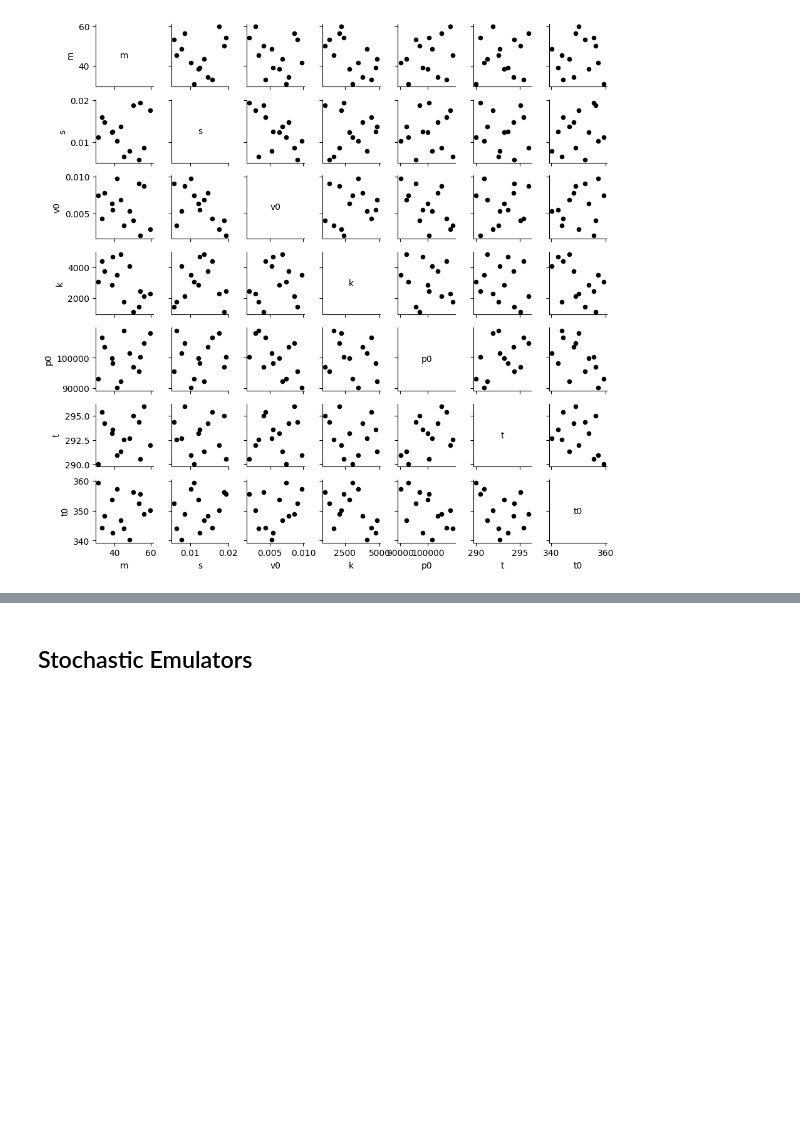
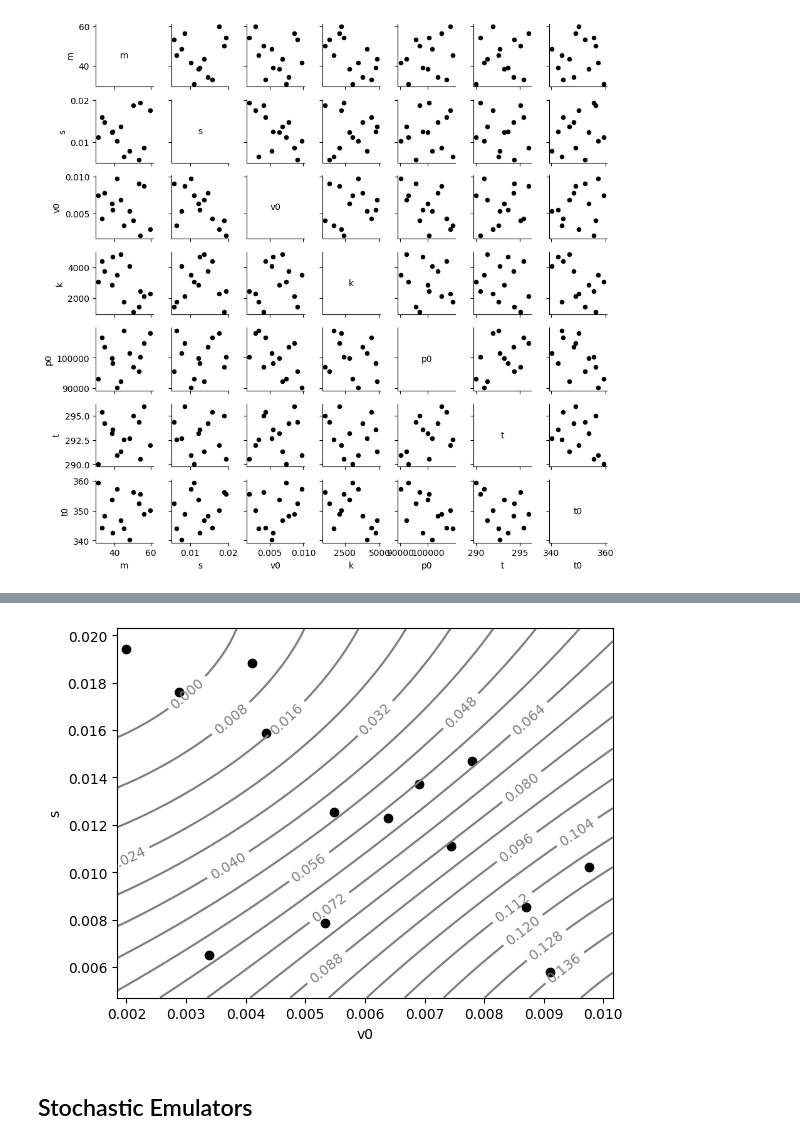
Before and after one commit to gedeck/mistat-code-solutions, a Jupyter notebook: IndustrialStatistics/notebooks/Chap007.ipynb, the cells around one changed output, grey strips where cells are left out. Saved outputs shown, nothing was run; the diff lists cells and outputs as text; code cells hidden in the pictures; blank space fills up the shorter version.

```diff
--- a/IndustrialStatistics/notebooks/Chap007.ipynb
+++ b/IndustrialStatistics/notebooks/Chap007.ipynb
@@ -241,39 +257,38 @@ if lk:
 # %%
 def plotSurface(model, data, f1, f2, ncontours=20):
     def linspace(limits):
         lmin, lmax = limits
         padding = 0.02 * (lmax - lmin)
         return np.linspace(lmin-padding, lmax+padding)
     x1 = linspace(Factors[f1])
     x2 = linspace(Factors[f2])
     X1, X2 = np.meshgrid(x1, x2)
 
     grid = {f1: X1.ravel(), f2: X2.ravel()}
     for f in predictors:
         if f in (f1, f2):
             continue
         grid[f] = np.mean(Factors[f])
     df = pd.DataFrame(grid)
-    responses = np.array([
-      model.predict([v.values], True, False, False)[0]
-      for _, v in df[predictors].iterrows()])
+    responses = model.predict(df[predictors])
 
     # display in factor co-ordinates
     svalues = x1
     kvalues = x2
     CS = plt.contour(svalues, kvalues,
                 responses.reshape(len(x2), len(x1)),
                 ncontours, colors='gray')
     ax = plt.gca()
     ax.clabel(CS, inline=True, fontsize=10)
     ax.set_xlabel(f1)
     ax.set_ylabel(f2)
     ax.scatter(data['v0'], data['s'], color='black')
     return ax
 
-if lk:
-    ax = plotSurface(model, mean_result, 'v0', 's')
-    plt.show()
+ax = plotSurface(model, mean_result, 'v0', 's')
+plt.show()
+# %% [output]
+[figure, added]
 # %% [markdown]
 ## Stochastic Emulators
 # %% [markdown]
```
Also changed, not shown: parts of 12 cells of this notebook.
